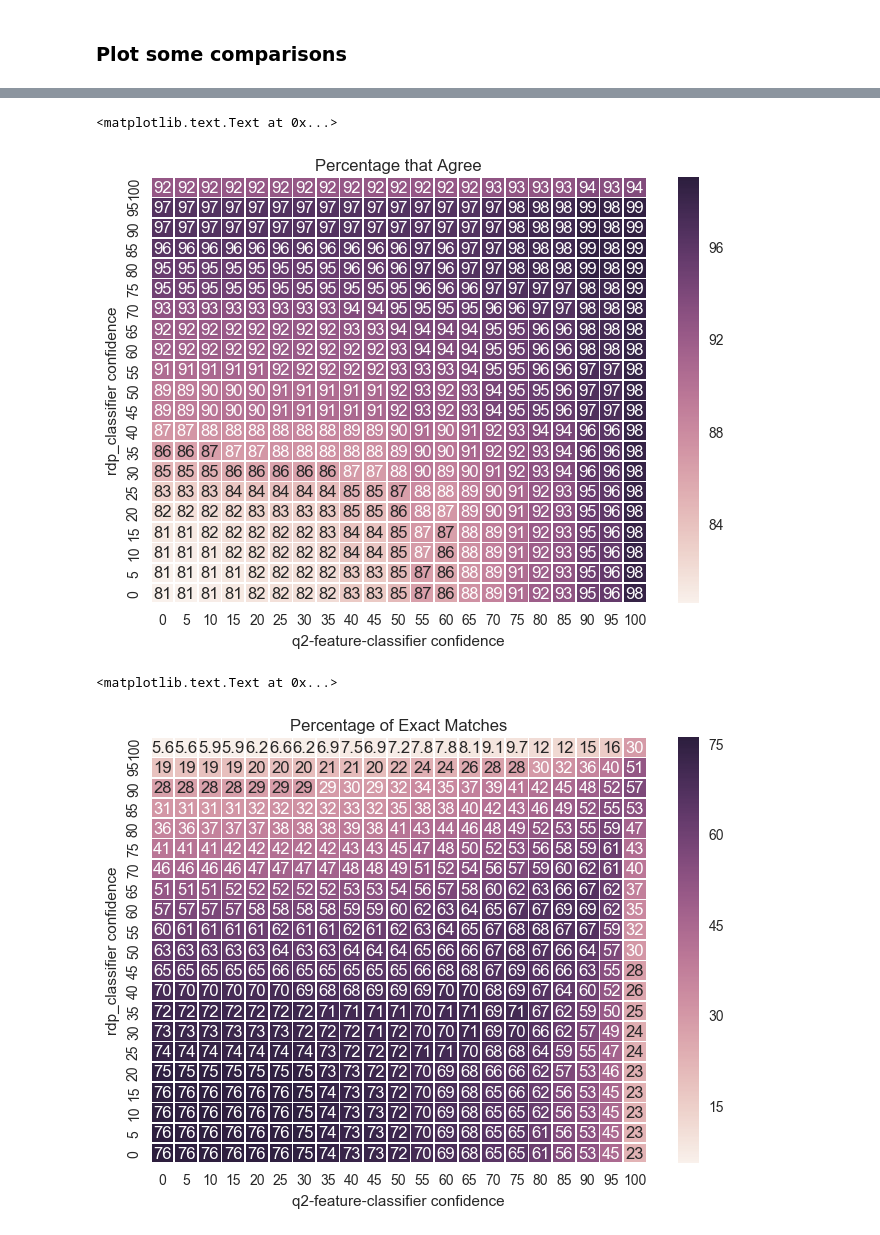
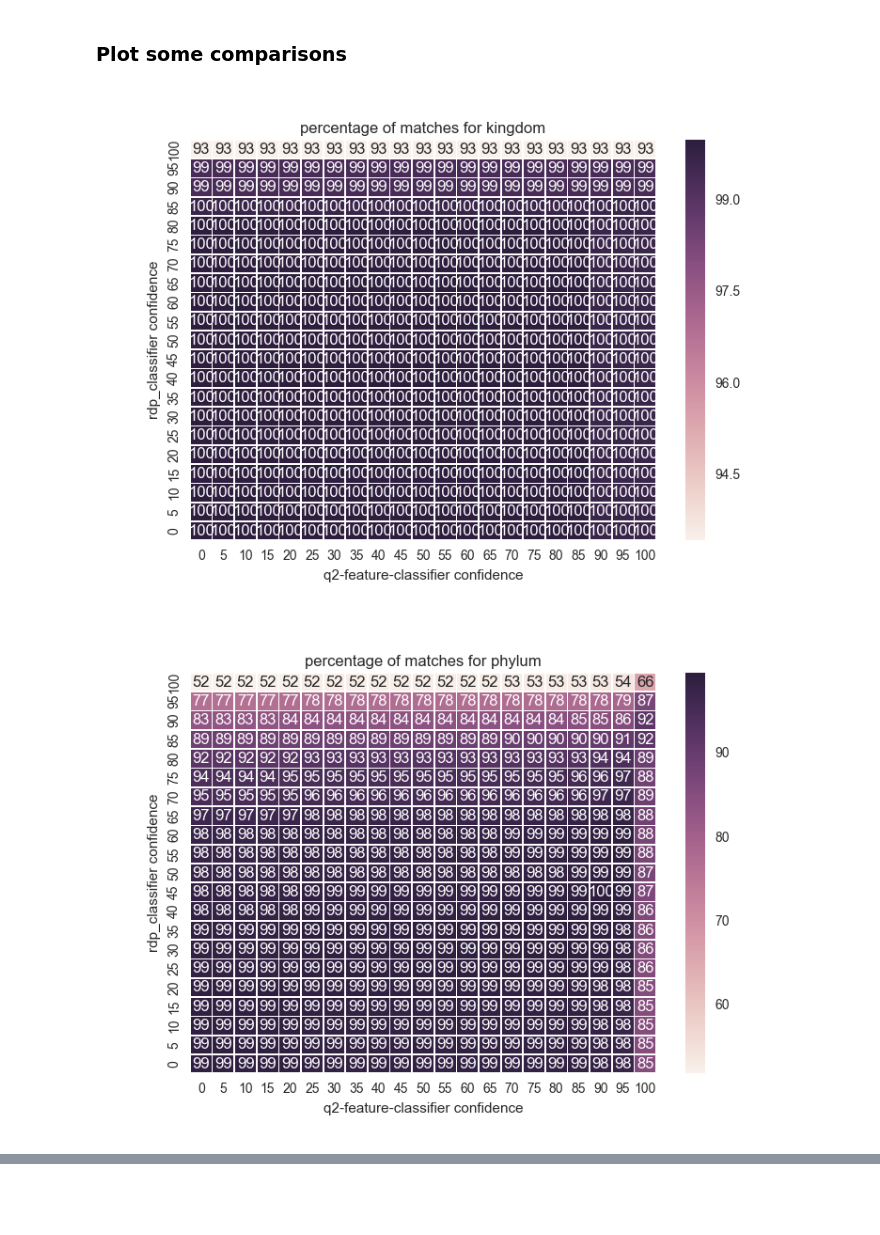
Before and after one commit to BenKaehler/q2-feature-classifier-tuning, a Jupyter notebook: nbk/iceland-comparison.ipynb, the cells around one changed output, grey strips where cells are left out. Drawn from its saved outputs; the diff is of its cells as text; code cells hidden in the pictures; blank space fills up the shorter version.

Commit message:
changed iceland-comparison as per greg's recommendations

```diff
--- a/nbk/iceland-comparison.ipynb
+++ b/nbk/iceland-comparison.ipynb
@@ -19,27 +18,47 @@ import seaborn as sns
 # %%
 seqs = Artifact.load('iceland/fmt-tutorial-rep-seqs.qza')
 seq_names = [s.metadata['id'] for s in seqs.view(DNAIterator)]
+levels = ('kingdom', 'phylum', 'class', 'order', 'family',
+          'genus', 'species')
 # %%
-rdp = {}
-nb = {}
+def emptytaxon():
+    return {l:'' for l in levels}
+rdp = defaultdict(lambda: defaultdict(emptytaxon))
+nb = defaultdict(lambda: defaultdict(emptytaxon))
 for confidence in range(0,101,5):
     filename = 'iceland/nb/fmt-tutorial-classification-c-%03d.qza' % confidence
     df = Artifact.load(filename).view(DataFrame)
-    nb[confidence] = {ix: df['Taxon'][ix].replace(' ','') for ix in df.index}
+    for ix in df.index:
+        nb[confidence][ix].update(zip(levels, df['Taxon'][ix].split('; ')))
+
     filename = 'iceland/rdp/rdp-%03d/rep_seq_tax_assignments.txt' % confidence
     with open(filename) as taxass:
         reader = csv.reader(taxass, delimiter='\t')
-        rdp[confidence] = {r[0]: r[1] for r in reader}
+        for row in reader:
+            rdp[confidence][row[0]].update(zip(levels, row[1].split(';')))
 # %% [markdown]
 ### Plot some comparisons
 # %%
-matches = defaultdict(Counter)
-for i,j in product(*[range(0,101,5)]*2):
-    for label in seq_names:
-        nb_taxon = nb[i].get(label, '')
-        rdp_taxon = rdp[j].get(label, '')
-        if nb_taxon.startswith(rdp_taxon) or rdp_taxon.startswith(nb_taxon):
-            matches[i][j] += 1
-matches = DataFrame(matches)/len(seq_names)*100
-matches.index.name = 'rdp_classifier confidence'
-matches.columns.name = 'q2-feature-classifier confidence'
+sns.set()
+for level in levels:
+    matches = defaultdict(Counter)
+    for i,j in product(*[range(0,101,5)]*2):
+        for label in seq_names:
+            nb_taxon = nb[i][label][level]
+            rdp_taxon = rdp[j][label][level]
+            if nb_taxon == rdp_taxon:
+                matches[i][j] += 1
+    matches = DataFrame(matches)/len(seq_names)*100
+    matches.index.name = 'rdp_classifier confidence'
+    matches.columns.name = 'q2-feature-classifier confidence'
+    plt.clf()
+    ax = sns.heatmap(matches, annot=True, fmt='.0f', linewidths=.5)
+    ax.invert_yaxis()
+    ax.set_title('percentage of matches for ' + level)
+    fig = ax.get_figure()
+    figname = 'iceland/plots/' + level + '.png'
+    fig.savefig(figname)
+    display(Image(figname))
+# %% [output]
+[figure, added]
+[figure, added]
@@ -46,8 +69,0 @@ matches.columns.name = 'q2-feature-classifier confidence'
-# %%
-sns.set()
-ax = sns.heatmap(matches, annot=True, linewidths=.5)
-ax.invert_yaxis()
-ax.set_title('Percentage that Agree')
-# %% [output]
-<matplotlib.text.Text at 0x...>
-[figure, removed]
@@ -65,8 +69,0 @@ matches.columns.name = 'q2-feature-classifier confidence'
-# %%
-sns.set()
-ax = sns.heatmap(matches, annot=True, linewidths=.5)
-ax.invert_yaxis()
-ax.set_title('Percentage of Exact Matches')
-# %% [output]
-<matplotlib.text.Text at 0x...>
-[figure, removed]
```
Also changed, not shown: parts of 4 cells of this notebook.
